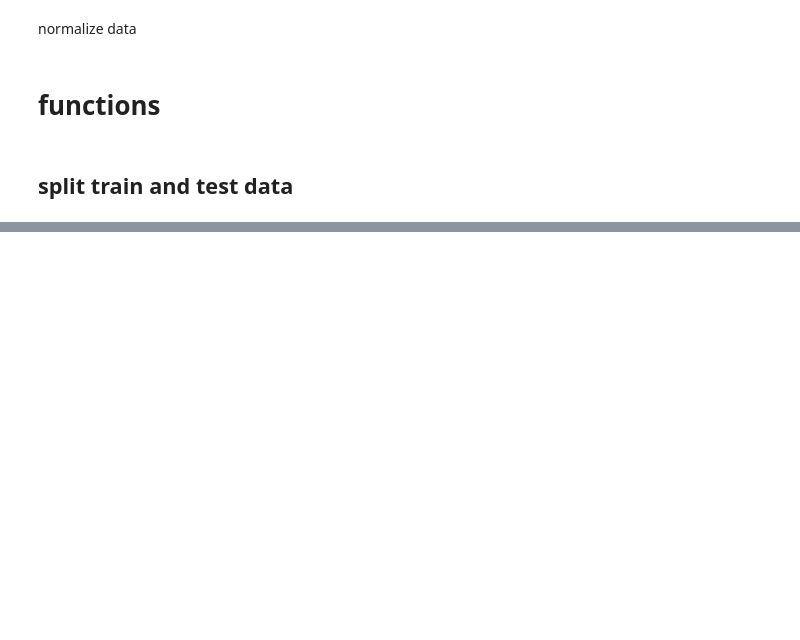
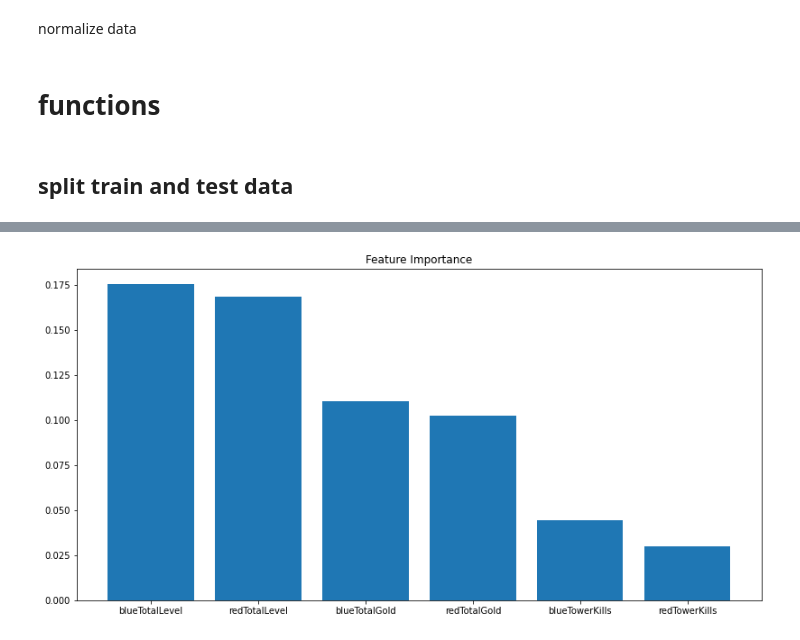
Before and after one commit to fatihemreyildiz/DataMiningFinalProject, a Jupyter notebook: final.ipynb, the cells around one changed output, grey strips where cells are left out. Cells and saved outputs as stored; diff of their text form; code cells hidden in the pictures; blank space fills up the shorter version.

```diff
--- a/final.ipynb
+++ b/final.ipynb
@@ -158,0 +186,7 @@ X_train, X_test, y_train, y_test = train_test_split(X_scaled, Y, train_size=0.7)
+# %%
+feature_importances = average_feature_importance(models, lambda x: sckit_permutation_importance(x,X_test,y_test))
+fig = visualize_feature_importance(feature_importances, [], X_columns, 6, 1)
+plt.title("Feature Importance")
+None
+# %% [output]
+[figure, added]
```
Also changed, not shown: parts of 25 cells of this notebook.
